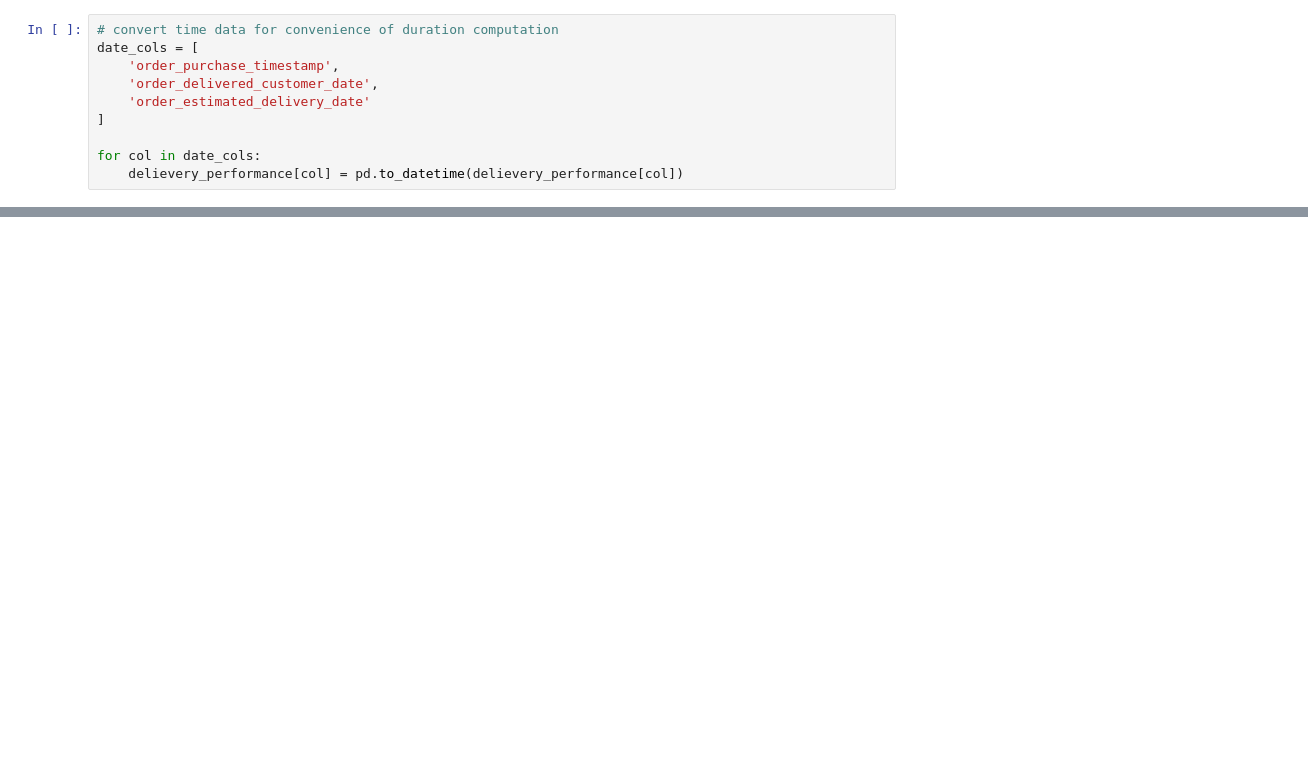
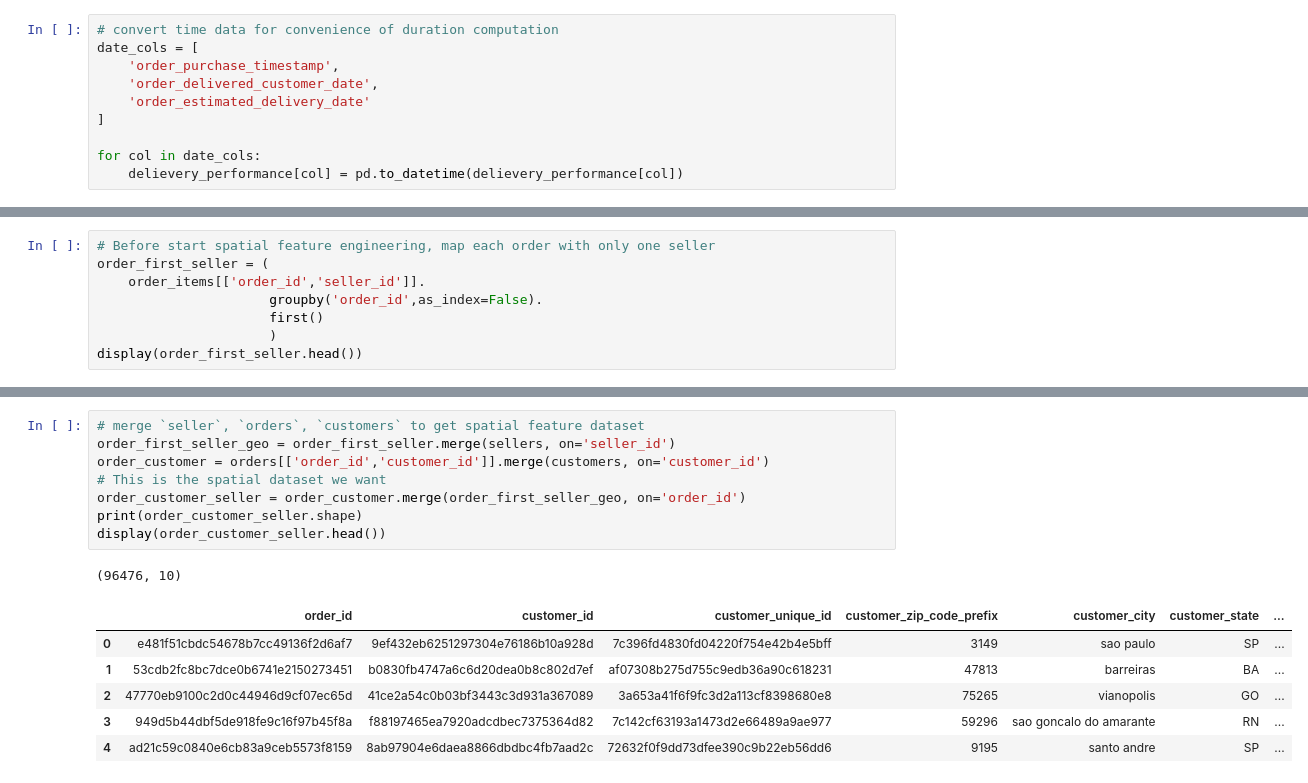
Before and after one commit to cchen744/olist-regional-customer-experience-analysis, a Jupyter notebook: 02_feature_engineering.ipynb, the cells around one changed output, grey strips where cells are left out. Cells and saved outputs as stored; diff of their text form; blank space fills up the shorter version.

Commit message:
Spatial feature engineering to be completed

```diff
--- a/02_feature_engineering.ipynb
+++ b/02_feature_engineering.ipynb
@@ -184,0 +236,8 @@ delievery_performance['late_delivery'] = (
+# %%
+# Before start spatial feature engineering, map each order with only one seller
+order_first_seller = (
+    order_items[['order_id','seller_id']].
+                      groupby('order_id',as_index=False).
+                      first()
+                      )
+display(order_first_seller.head())
@@ -184,0 +251,16 @@ delievery_performance['late_delivery'] = (
+# %%
+# merge `seller`, `orders`, `customers` to get spatial feature dataset
+order_first_seller_geo = order_first_seller.merge(sellers, on='seller_id')
+order_customer = orders[['order_id','customer_id']].merge(customers, on='customer_id')
+# This is the spatial dataset we want
+order_customer_seller = order_customer.merge(order_first_seller_geo, on='order_id')
+print(order_customer_seller.shape)
+display(order_customer_seller.head())
+# %% [output]
+(96476, 10)
+|  | order_id | customer_id | customer_unique_id | customer_zip_code_prefix | customer_city | customer_state | ... |
+| 0 | e481f51cbdc54678b7cc49136f2d6af7 | 9ef432eb6251297304e76186b10a928d | 7c396fd4830fd04220f754e42b4e5bff | 3149 | sao paulo | SP | ... |
+| 1 | 53cdb2fc8bc7dce0b6741e2150273451 | b0830fb4747a6c6d20dea0b8c802d7ef | af07308b275d755c9edb36a90c618231 | 47813 | barreiras | BA | ... |
+| 2 | 47770eb9100c2d0c44946d9cf07ec65d | 41ce2a54c0b03bf3443c3d931a367089 | 3a653a41f6f9fc3d2a113cf8398680e8 | 75265 | vianopolis | GO | ... |
+| 3 | 949d5b44dbf5de918fe9c16f97b45f8a | f88197465ea7920adcdbec7375364d82 | 7c142cf63193a1473d2e66489a9ae977 | 59296 | sao goncalo do amarante | RN | ... |
+| 4 | ad21c59c0840e6cb83a9ceb5573f8159 | 8ab97904e6daea8866dbdbc4fb7aad2c | 72632f0f9dd73dfee390c9b22eb56dd6 | 9195 | santo andre | SP | ... |
```
Also changed, not shown: parts of 11 cells of this notebook.
